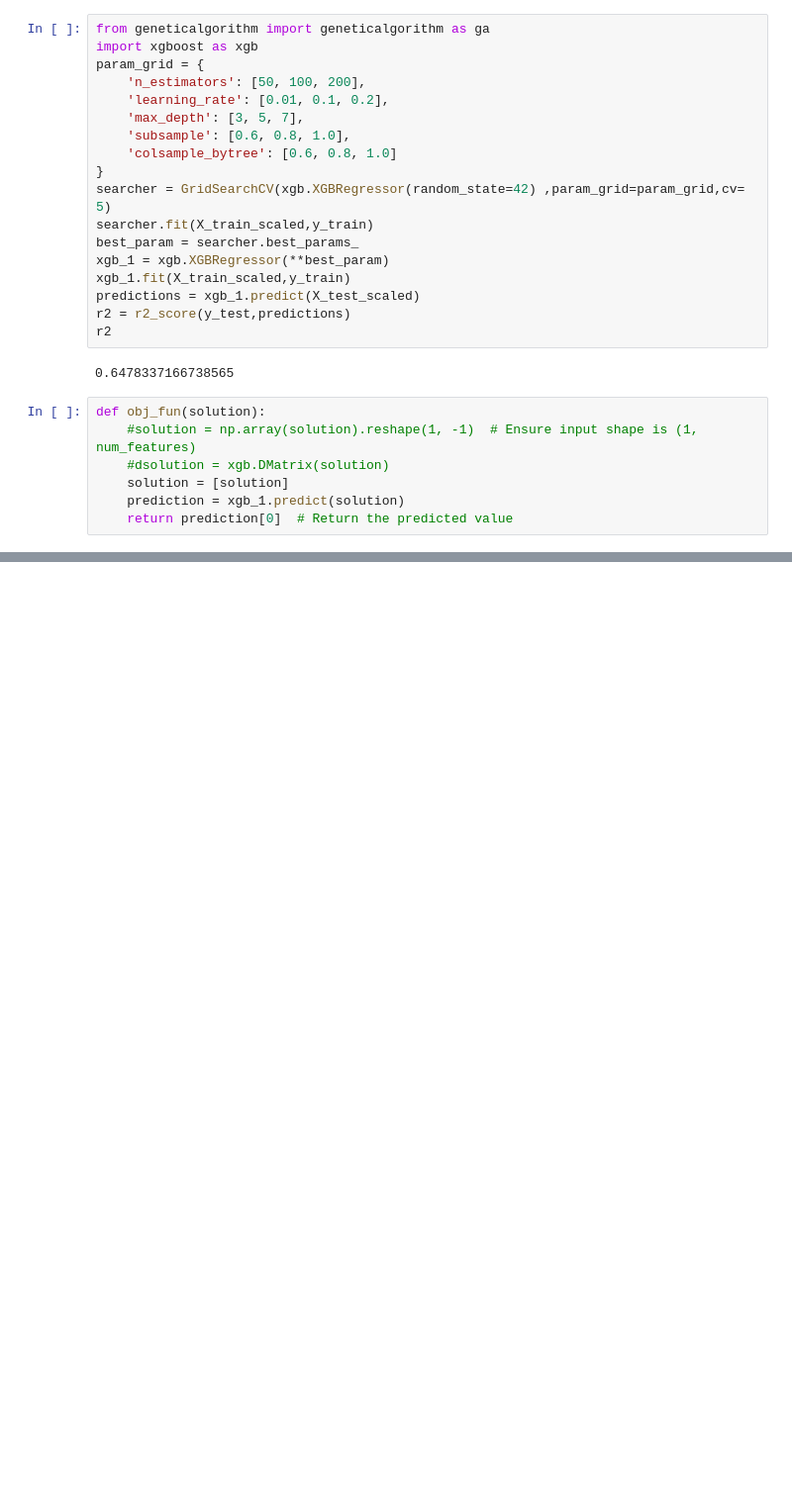
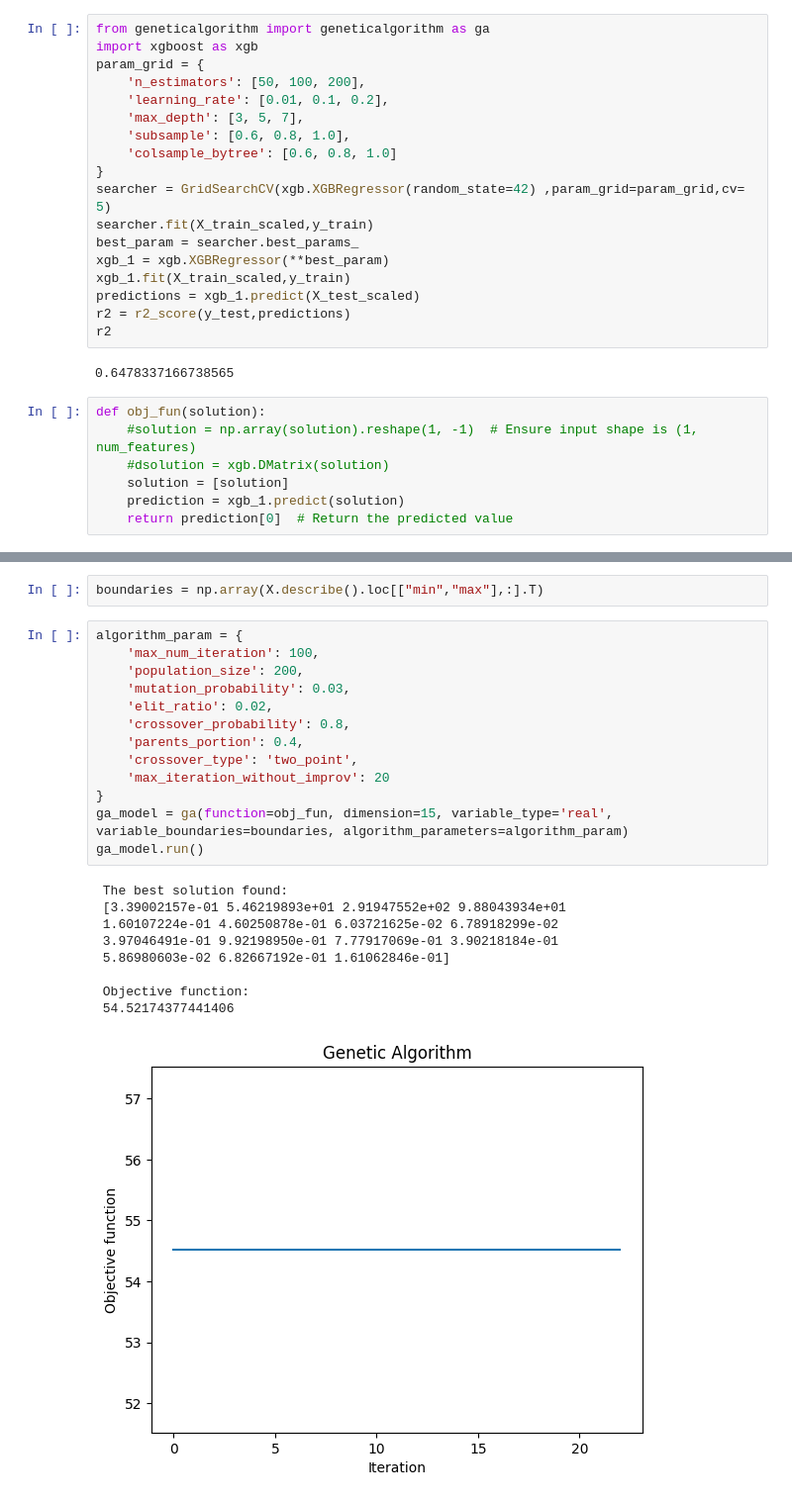
Before and after one commit to hanzlayyy/FYDP, a Jupyter notebook: FYDP_Notebook_V1_0.ipynb, the cells around one changed output, grey strips where cells are left out. Shown at 99% size. Cells and saved outputs as stored; diff of their text form; blank space fills up the shorter version.

```diff
--- a/FYDP_Notebook_V1_0.ipynb
+++ b/FYDP_Notebook_V1_0.ipynb
@@ -929,0 +638,25 @@ Best parameters found:
+# %%
+boundaries = np.array(X.describe().loc[["min","max"],:].T)
+# %%
+algorithm_param = {
+    'max_num_iteration': 100,
+    'population_size': 200,
+    'mutation_probability': 0.03,
+    'elit_ratio': 0.02,
+    'crossover_probability': 0.8,
+    'parents_portion': 0.4,
+    'crossover_type': 'two_point',
+    'max_iteration_without_improv': 20
+}
+ga_model = ga(function=obj_fun, dimension=15, variable_type='real', variable_boundaries=boundaries, algorithm_parameters=algorithm_param)
+ga_model.run()
+# %% [output]
+ The best solution found:
+ [3.39002157e-01 5.46219893e+01 2.91947552e+02 9.88043934e+01
+ 1.60107224e-01 4.60250878e-01 6.03721625e-02 6.78918299e-02
+ 3.97046491e-01 9.92198950e-01 7.77917069e-01 3.90218184e-01
+ 5.86980603e-02 6.82667192e-01 1.61062846e-01]
+
+ Objective function:
+ 54.52174377441406
+[figure, added]
```
Also changed, not shown: parts of 15 cells of this notebook.
